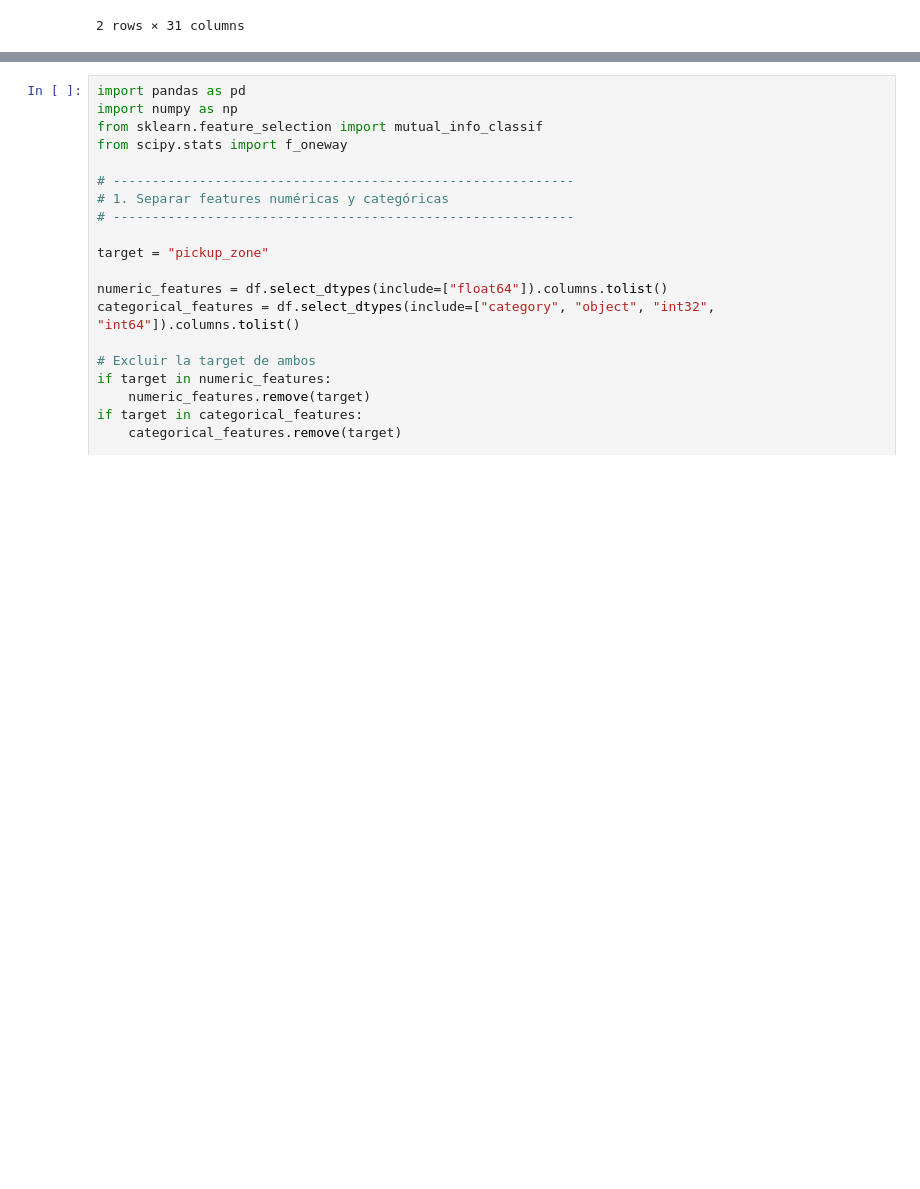
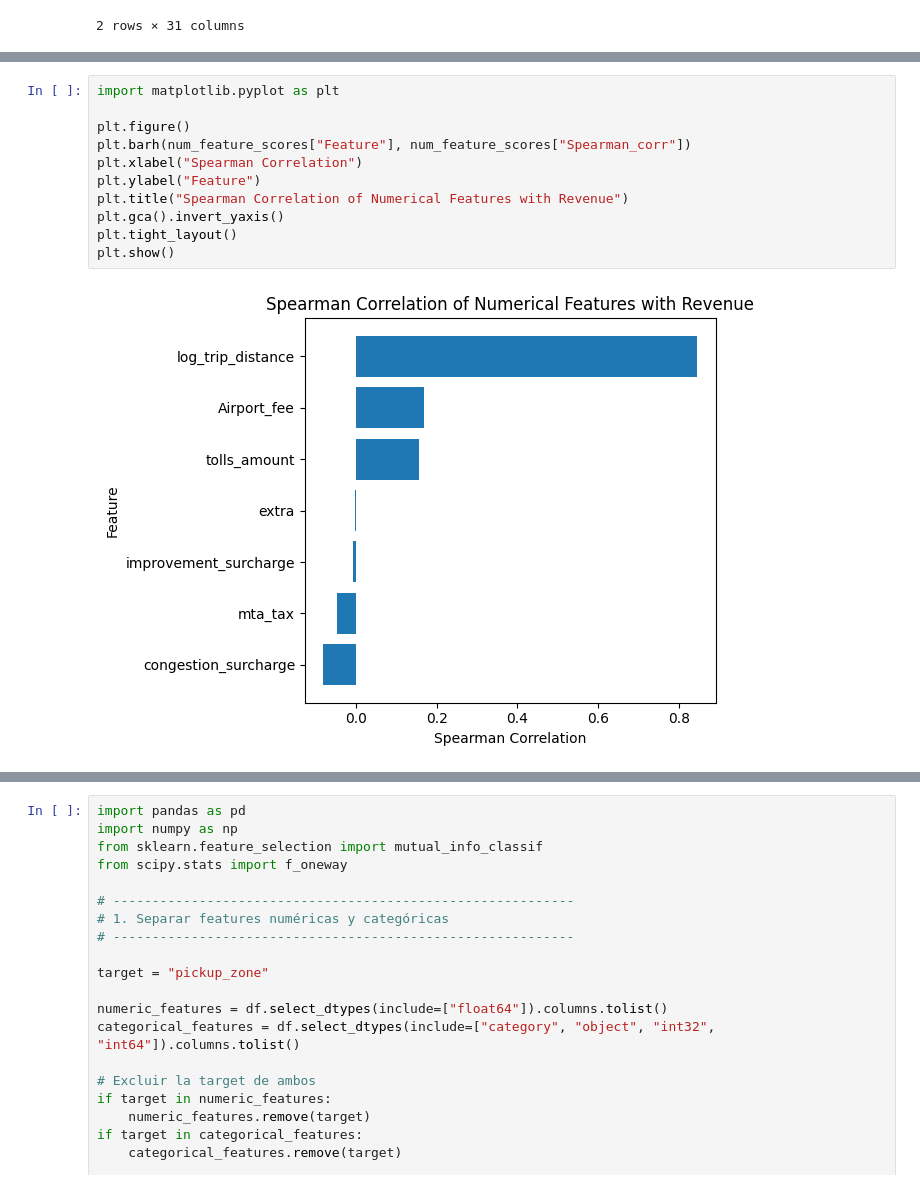
Before and after one commit to gasparrivollier/CEIA_AndD_TP_Grupo2, a Jupyter notebook: notebooks/04_RedDim.ipynb, the cells around one changed output, grey strips where cells are left out. Drawn from its saved outputs; the diff is of its cells as text; blank space fills up the shorter version.

```diff
--- a/notebooks/04_RedDim.ipynb
+++ b/notebooks/04_RedDim.ipynb
@@ -66,0 +124,13 @@ memory usage: 264.5 MB
+# %%
+import matplotlib.pyplot as plt
+
+plt.figure()
+plt.barh(num_feature_scores["Feature"], num_feature_scores["Spearman_corr"])
+plt.xlabel("Spearman Correlation")
+plt.ylabel("Feature")
+plt.title("Spearman Correlation of Numerical Features with Revenue")
+plt.gca().invert_yaxis()
+plt.tight_layout()
+plt.show()
+# %% [output]
+[figure, added]
```
Also changed, not shown: parts of 15 cells of this notebook, 3 other files.
